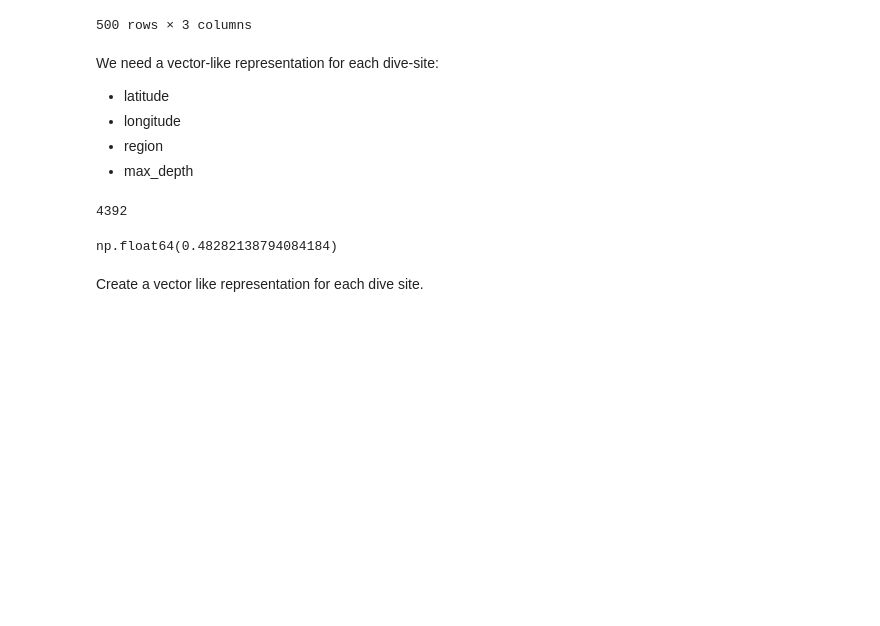
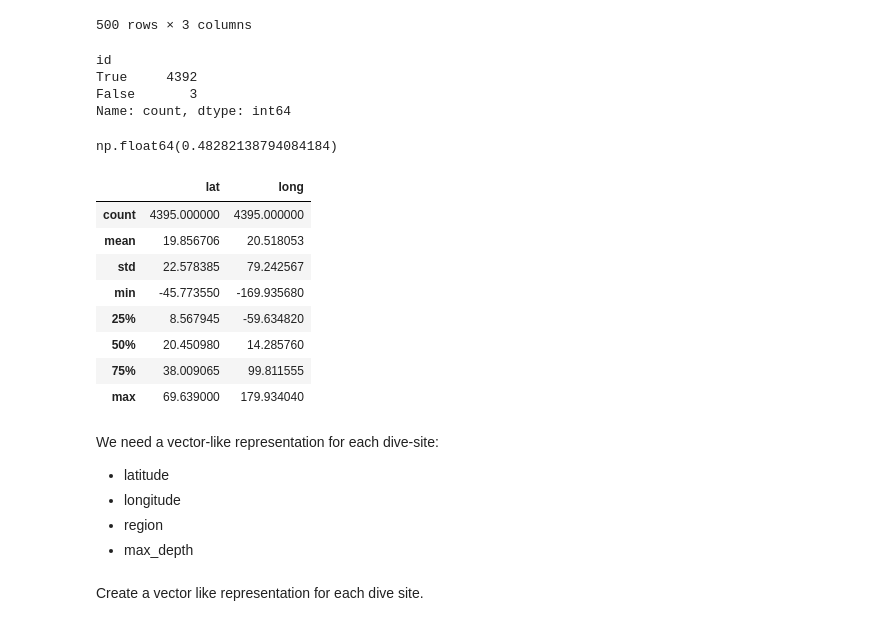
Before and after one commit to pvinnbru/data_integration, a Jupyter notebook: analysis/content_based_recommendendations.ipynb, the cells around one changed output. Drawn from its saved outputs; the diff is of its cells as text; code cells hidden in the pictures; blank space fills up the shorter version.

```diff
--- a/analysis/content_based_recommendendations.ipynb
+++ b/analysis/content_based_recommendendations.ipynb
@@ -106,25 +107,42 @@ animals
 | 498 | 254 | Tree Dorids | https://encrypted-tbn0.gstatic.co... |
 | 499 | 446 | Desmacidids | https://encrypted-tbn0.gstatic.co... |
 500 rows × 3 columns
+# %%
+# Analyze categotires_per_dive_site: How many dive sites have no categories? 3/4392
+# check if every dive site id appears in the categories_per_dive_site table
+dive_sites['id'].isin(categories_per_dive_site['dive_site_id']).value_counts()
+# %% [output]
+id
+True     4392
+False       3
+Name: count, dtype: int64
+# %%
+# how many dive sites have no description? -> 12,7 % of the dive sites have no description
+dive_sites['description'].isnull().sum() / len(dive_sites)
+
+#how many dive sites have no max_depth? -> 50 % of the dive sites have no max_depth
+dive_sites['max_depth'].isnull().sum() / len(dive_sites)
+# %% [output]
+np.float64(0.48282138794084184)
+# %%
+# get the max and min of latitude and longitude
+dive_sites[['lat', 'long']].describe()
+# %% [output]
+|  | lat | long |
+| count | 4395.000000 | 4395.000000 |
+| mean | 19.856706 | 20.518053 |
+| std | 22.578385 | 79.242567 |
+| min | -45.773550 | -169.935680 |
+| 25% | 8.567945 | -59.634820 |
+| 50% | 20.450980 | 14.285760 |
+| 75% | 38.009065 | 99.811555 |
+| max | 69.639000 | 179.934040 |
 # %% [markdown]
 We need a vector-like representation for each dive-site:
 - latitude
 - longitude
 - region
 - max_depth
-# %%
-# Analyze categotires_per_dive_site: How many dive sites have no categories?
-categories_per_dive_site['dive_site_id'].nunique()
-# %% [output]
-4392
-# %%
-# how many dive sites have no description? -> 12,7 % of the dive sites have no description
-dive_sites['description'].isnull().sum() / len(dive_sites)
-
-#how many dive sites have no max_depth? -> 50 % of the dive sites have no max_depth
-dive_sites['max_depth'].isnull().sum() / len(dive_sites)
-# %% [output]
-np.float64(0.48282138794084184)
 # %% [markdown]
 Create a vector like representation for each dive site.
 # %%
```
Also changed, not shown: parts of 10 cells of this notebook.
